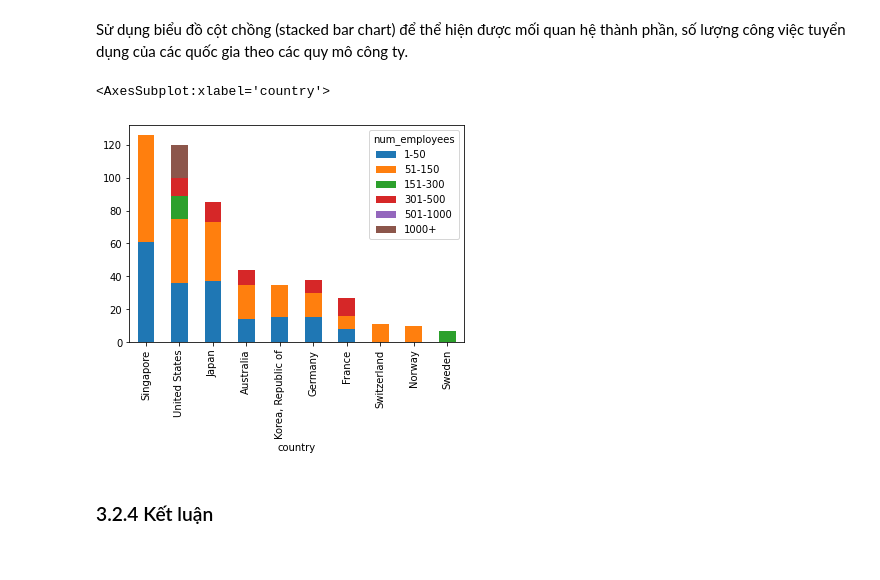
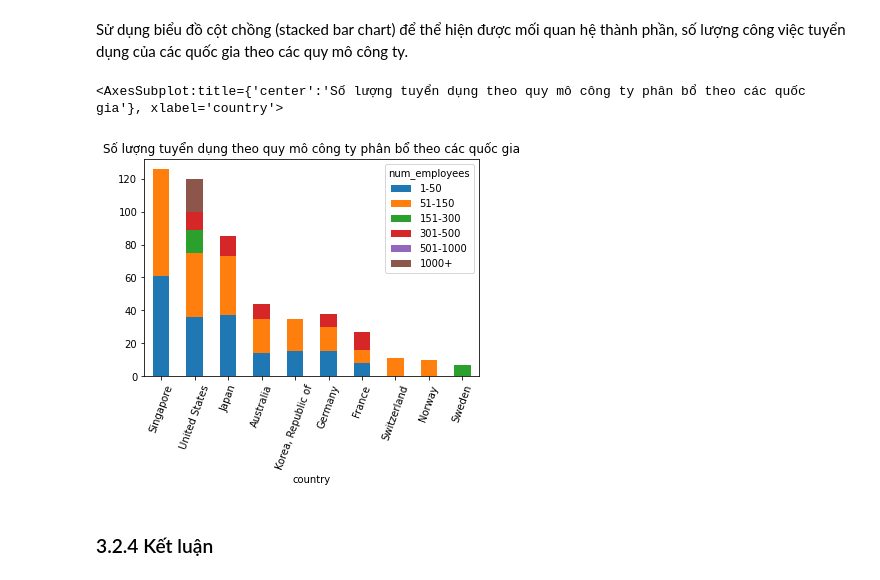
Before and after one commit to huyle-itus/P4DS_FinalProject, a Jupyter notebook: FinalProject.ipynb, the cells around one changed output. Drawn from its saved outputs; the diff is of its cells as text; code cells hidden in the pictures.

```diff
--- a/FinalProject.ipynb
+++ b/FinalProject.ipynb
@@ -685,10 +685,10 @@ country_size_num
 # %% [markdown]
 Sử dụng biểu đồ cột chồng (stacked bar chart) để thể hiện được mối quan hệ thành phần, số lượng công việc tuyển dụng của các quốc gia theo các quy mô công ty.
 # %%
-country_size_num.plot(kind = "bar", stacked = True)
+country_size_num.plot(kind = "bar", stacked = True, rot = 70, title = "Số lượng tuyển dụng theo quy mô công ty phân bổ theo các quốc gia")
 # %% [output]
-<AxesSubplot:xlabel='country'>
+<AxesSubplot:title={'center':'Số lượng tuyển dụng theo quy mô công ty phân bổ theo các quốc gia'}, xlabel='country'>
-[figure, old version]
+[figure, new version]
 # %% [markdown]
 ### 3.2.4 Kết luận
 # %% [markdown]
```
Also changed, not shown: parts of 8 cells of this notebook.
